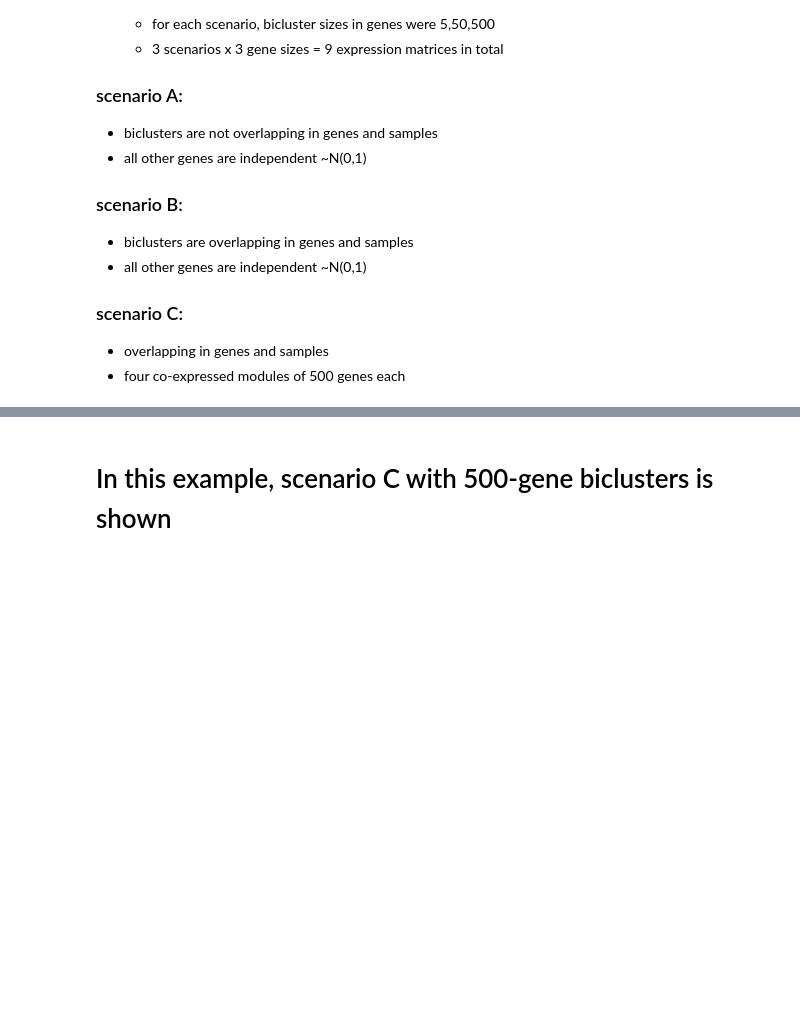
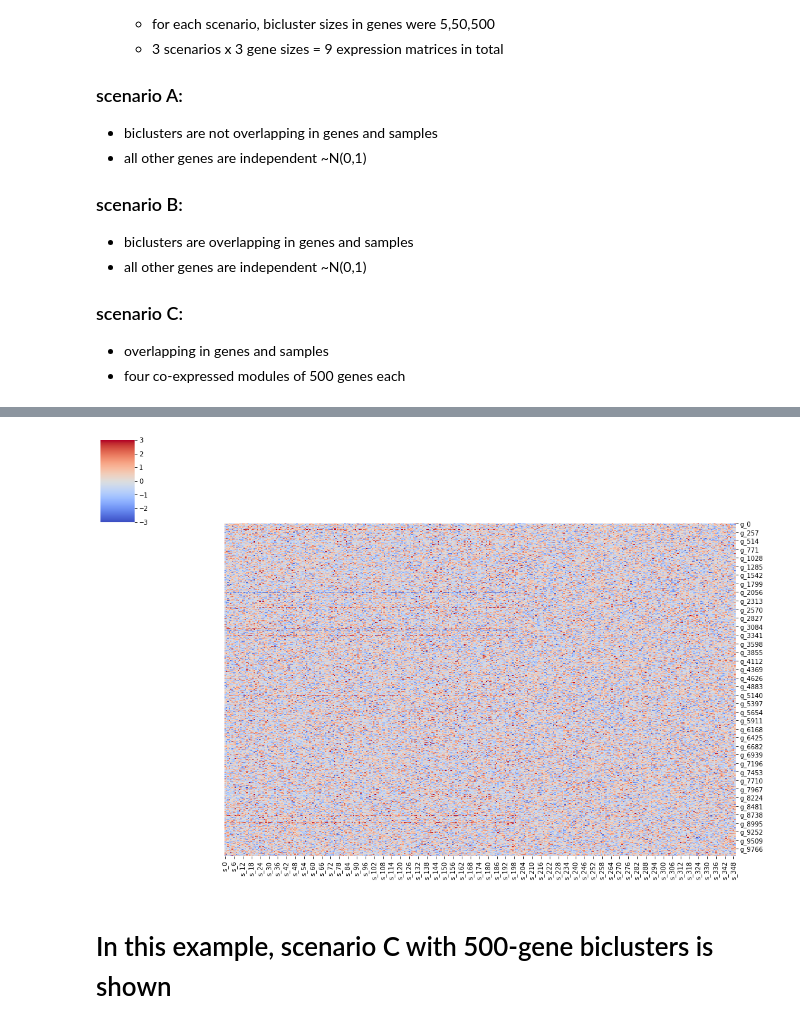
Before and after one commit to ozolotareva/unpast_paper, a Jupyter notebook: evaluation_on_simulated_data.ipynb, the cells around one changed output, grey strips where cells are left out. Cells and saved outputs as stored; diff of their text form; code cells hidden in the pictures; blank space fills up the shorter version.

```diff
--- a/evaluation_on_simulated_data.ipynb
+++ b/evaluation_on_simulated_data.ipynb
@@ -34,3 +59,9 @@ from utils.eval import find_best_matches, generate_exprs
+# %%
+cg = sns.clustermap(df,row_cluster=False,col_cluster=False, figsize=(15,10),
+                    cmap=sns.color_palette("coolwarm", as_cmap=True),vmin=-3,vmax=3)
+cg.ax_row_dendrogram.set_visible(False)
+# %% [output]
+[figure, added]
 # %% [markdown]
 # In this example, scenario C with 500-gene biclusters is shown
 # %%
```
Also changed, not shown: parts of 3 cells of this notebook, 2 other files.
